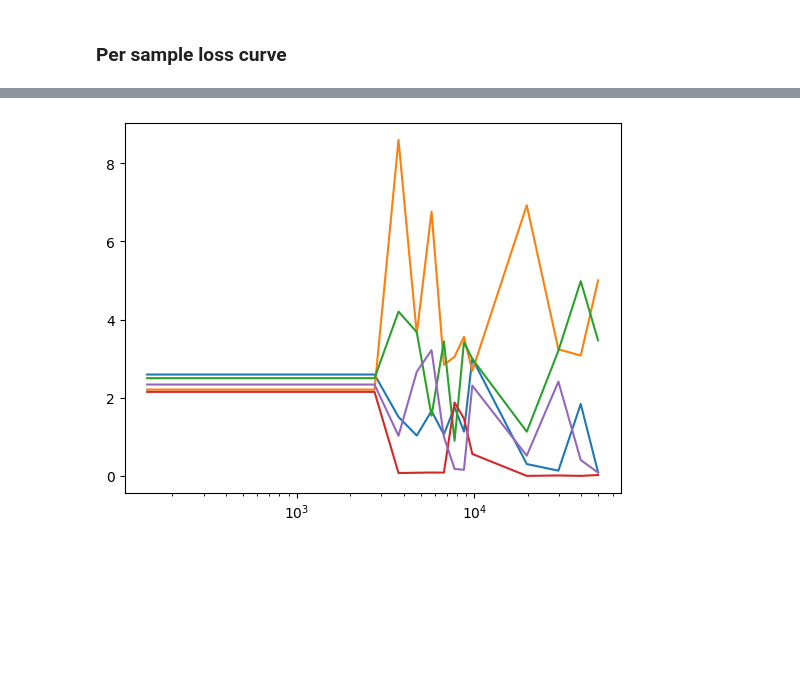
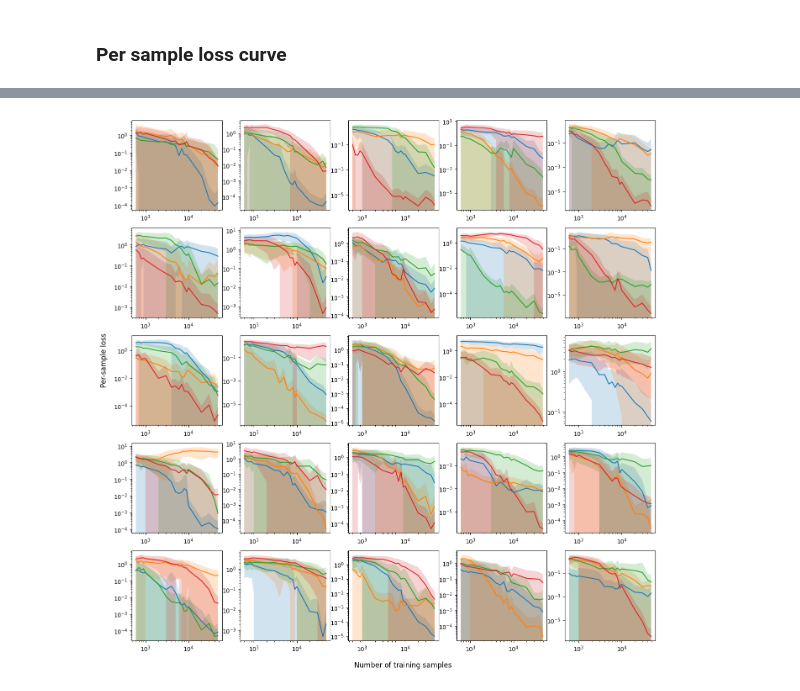
Before and after one commit to ed1d1a8d/scaling, a Jupyter notebook: notebooks/datamodels/per-sample-losses.ipynb, the cells around one changed output, grey strips where cells are left out. Drawn from its saved outputs; the diff is of its cells as text; code cells hidden in the pictures; blank space fills up the shorter version.

```diff
--- a/notebooks/datamodels/per-sample-losses.ipynb
+++ b/notebooks/datamodels/per-sample-losses.ipynb
@@ -117,18 +137,47 @@ plt.yscale("log")
-# %%
-cdf = (
-    df.query("weight_decay == 0.0005")
-    .sort_values("n_train")
-    .reset_index(drop=True)
-)
-
-n_trains = cdf.n_train - cdf.n_val_override
-per_sample_losses = np.stack(cdf.per_sample_losses)
-
-start_idx = 1505
-for i in range(start_idx, start_idx + 5):
-    plt.plot(n_trains, per_sample_losses[:, i], label=f"Sample {i}")
-
-plt.xscale("log")
-# plt.yscale("log")
-# %% [output]
-[figure, removed]
+# %%
+# Aggregate per-sample loss statistics
+per_sample_means = np.stack(df.groupby("n_train_cheat").per_sample_losses.mean())  # type: ignore
+per_sample_stds = np.stack(
+    df.groupby("n_train_cheat").per_sample_losses.agg(
+        lambda x: np.stack(x).std(axis=0)
+    )  # type: ignore
+)
+
+n_trains = df.groupby("n_train_cheat").test_loss.mean().index
+# %%
+n_rows = 5
+n_cols = 5
+n_lines_per_plot = 4
+
+fig = plt.figure(figsize=(3 * n_rows, 3 * n_cols))
+for i in range(n_rows * n_cols):
+    plt.subplot(n_rows, n_cols, i + 1)
+    start_idx = i * n_lines_per_plot
+    for j in range(n_lines_per_plot):
+        plt.plot(
+            n_trains,
+            per_sample_means[:, start_idx + j],
+            label=f"Sample {start_idx + j}",
+        )
+        plt.fill_between(
+            n_trains,
+            per_sample_means[:, start_idx + j]
+            - per_sample_stds[:, start_idx + j],
+            per_sample_means[:, start_idx + j]
+            + per_sample_stds[:, start_idx + j],
+            alpha=0.2,
+        )
+    plt.xscale("log")
+    plt.yscale("log")
+
+fig.supxlabel("Number of training samples")
+fig.supylabel("Per-sample loss")
+
+# Move sup labels closer to subplots
+fig.subplots_adjust(
+    bottom=0.055,
+    left=0.07,
+)
+fig.show()
+# %% [output]
+[figure, added]
```
Also changed, not shown: parts of 7 cells of this notebook.
